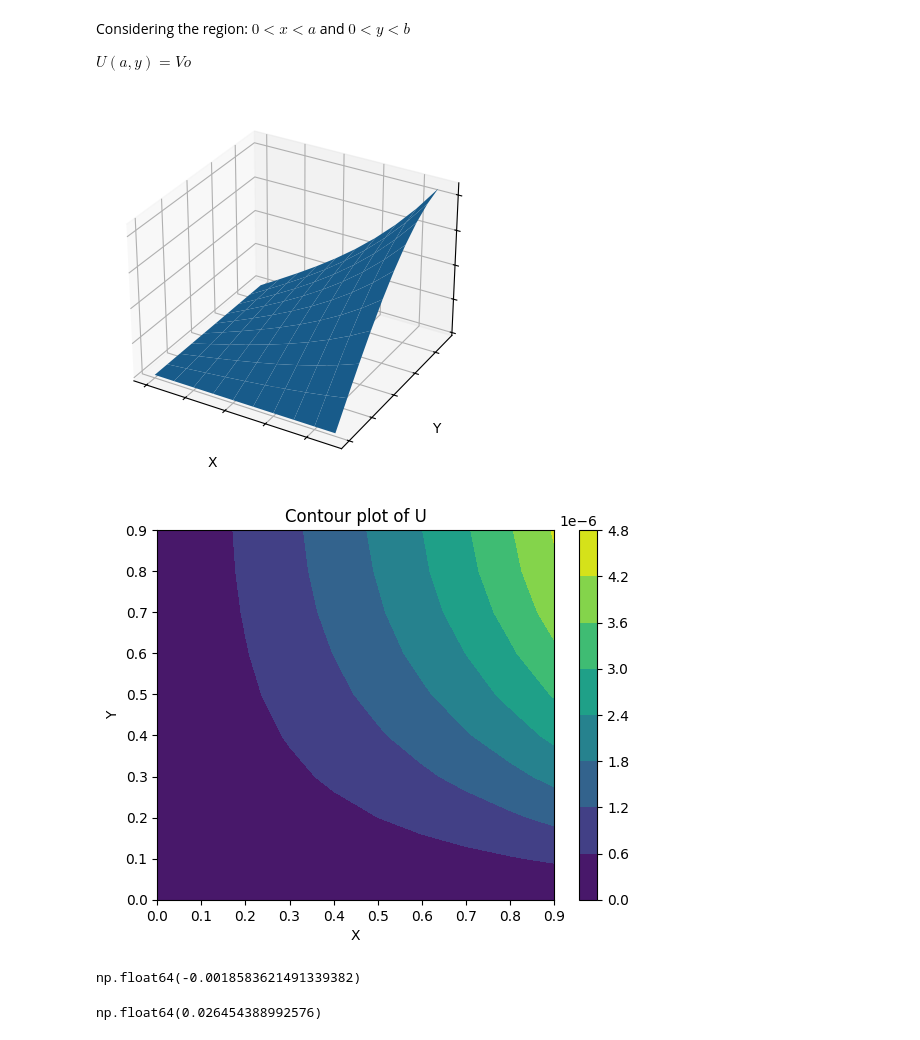
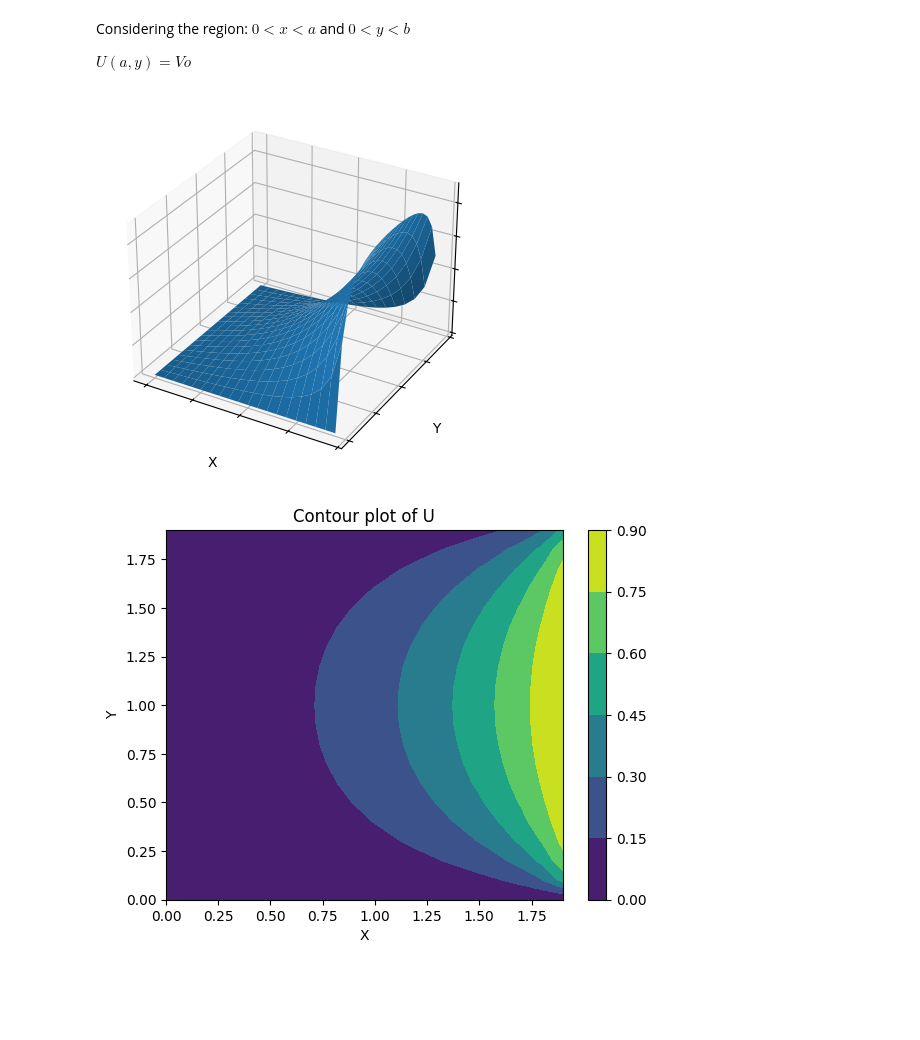
Before and after one commit to robertoarcanjo/Photonics, a Jupyter notebook: Theory/PDE.ipynb, the cells around one changed output. Drawn from its saved outputs; the diff is of its cells as text; code cells hidden in the pictures; blank space fills up the shorter version.

```diff
--- a/Theory/PDE.ipynb
+++ b/Theory/PDE.ipynb
@@ -13,57 +13,69 @@ import matplotlib.pyplot as plt
 from matplotlib import cm
 import numpy as np
 
+def U_v1(Vo,x,y,n,a,b): # In progress
+    U = 0
+
+    for i in range(1, n+1, 2):
+        U += (4*Vo/((i)*np.pi))*(1/np.sinh((i)*np.pi*a/b))*np.sinh((i)*np.pi*x/b)*np.sin((i)*np.pi*y/b)
+
+    return U
+
 def U_v2(Vo,x,y,n,a,b):
     U = 0
-    for i in range(2, n):
-        U += (1/(2*i))*(1/np.sinh((2*i)*np.pi*a/b))*np.sinh((2*i)*np.pi*x/b)*np.sin((2*i)*np.pi*y/b)
 
-    U = U*(4*Vo/np.pi)
+    for i in range(1, n+1, 2):
+        U += (4*Vo/((i)*np.pi))*(1/np.sinh((i)*np.pi*a/b))*np.sinh((i)*np.pi*x/b)*np.sin((i)*np.pi*y/b)
+
     return U
 
-a = 8
-b = 8
+def U_v3(Vo,x,y,n,a,b): # In progress
+    U = 0
+
+    for i in range(1, n+1, 2):
+        U += (4*Vo/((i)*np.pi))*(1/np.sinh((i)*np.pi*a/b))*np.sinh((i)*np.pi*x/b)*np.sin((i)*np.pi*y/b)
+
+    return U
+
+def U_v4(Vo,x,y,n,a,b): # In progress
+    U = 0
+
+    for i in range(1, n+1, 2):
+        U += (4*Vo/((i)*np.pi))*(1/np.sinh((i)*np.pi*a/b))*np.sinh((i)*np.pi*x/b)*np.sin((i)*np.pi*y/b)
+
+    return U
+
+a = 2
+b = 2
 Vo = 1
 
-X = np.arange(0, 1, 0.1)
-Y = np.arange(0, 1, 0.1)
+X = np.arange(0, a, 0.1)
+Y = np.arange(0, b, 0.1)
 X, Y = np.meshgrid(X, Y)
-Z = U_v2(Vo, X, Y, 10, a, b)
+Z = U_v2(Vo, X, Y, 100, a, b)
 
 # Plot the surface
 fig, ax = plt.subplots(subplot_kw={"projection": "3d"})
 ax.plot_surface(X, Y, Z)
 
 ax.set(xticklabels=[],
        yticklabels=[],
        zticklabels=[])
 
 ax.set_xlabel('X')
 ax.set_ylabel('Y')
 ax.set_zlabel('U')
 
 plt.show()
 
 # Plot in 2d
 fig, ax = plt.subplots()
 CS = ax.contourf(X, Y, Z)
 ax.set_xlabel('X')
 ax.set_ylabel('Y')
 ax.set_title('Contour plot of U')
 plt.colorbar(CS)
 plt.show()
 # %% [output]
-[figure, old version]
+[figure, new version]
-[figure, old version]
+[figure, new version]
-# %%
-a = 8
-b = 8
-Vo = 1
-n = 100
-U_v2(Vo, 6, 2, n, a, b)
-# %% [output]
-np.float64(-0.0018583621491339382)
-# %%
-U(1, 5, 2, 3, 10, 10)
-# %% [output]
-np.float64(0.026454388992576)
```
Also changed, not shown: parts of 4 cells of this notebook, 1 other file.
